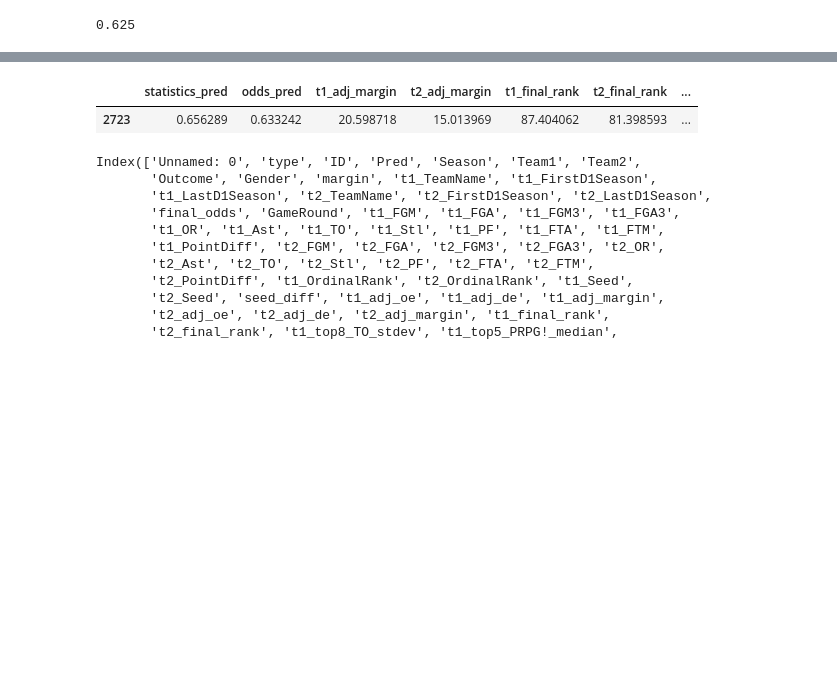
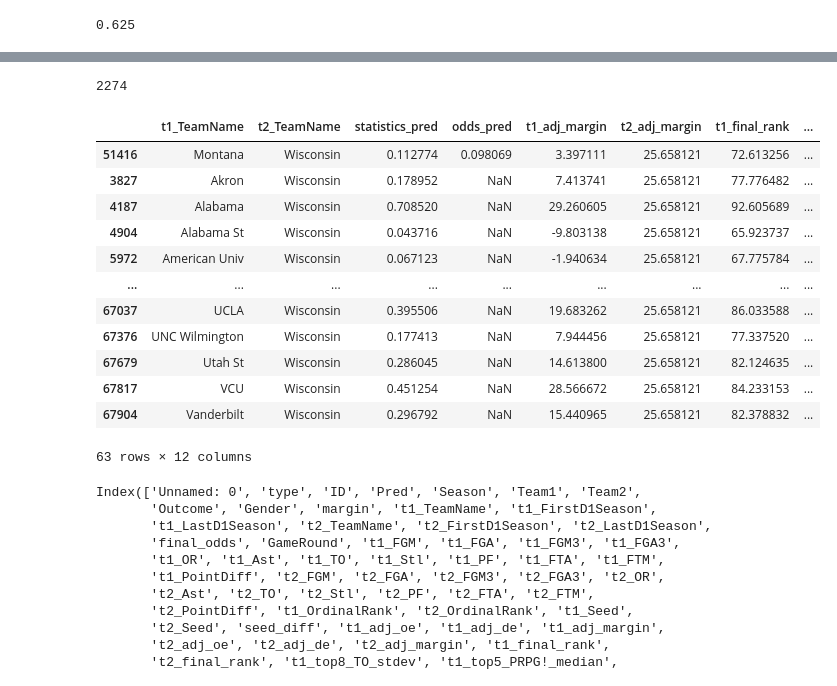
Before and after one commit to skydale23/kaggle-ncaam, a Jupyter notebook: 2025_model/production_notebooks/prediction_old_approach.ipynb, the cells around one changed output, grey strips where cells are left out. Saved outputs shown, nothing was run; the diff lists cells and outputs as text; code cells hidden in the pictures; blank space fills up the shorter version.

```diff
--- a/2025_model/production_notebooks/prediction_old_approach.ipynb
+++ b/2025_model/production_notebooks/prediction_old_approach.ipynb
@@ -83,7 +50,15 @@ def prepare_data(to_predict_mens, season):
                                                     & (to_predict_mens.GameRound > 1)
                                                     ].copy()
 
-    return to_predict_mens_first_round_train, to_predict_mens_train, to_predict_mens_first_round_test, to_predict_mens_other_rounds_test
+    to_predict_mens_missing_games = to_predict_mens[
+                                                 (
+                                                     (to_predict_mens.GameRound.isna())
+                                                     | (to_predict_mens.GameRound == 0)
+                                                     )
+                                                & (to_predict_mens.type == "Prediction")
+                                                ]
+
+    return to_predict_mens_first_round_train, to_predict_mens_train, to_predict_mens_first_round_test, to_predict_mens_other_rounds_test, to_predict_mens_missing_games
 # %% [markdown]
 ### Odds Model Training
 # %%
@@ -125,6 +100,7 @@ def inference(to_predict_mens_first_round_test, to_predict_mens_other_rounds_tes
 
     pred_proba = statistics_model.predict_proba(to_predict_mens_other_rounds_test[features].copy())[:,1]
     to_predict_mens_other_rounds_test["Pred"] = pred_proba
+    to_predict_mens_other_rounds_test["statistics_pred"] = pred_proba
 
     mens_sub_tmp = pd.concat([to_predict_mens_first_round_test,
             to_predict_mens_other_rounds_test], axis=0)
@@ -135,19 +111,16 @@ def inference(to_predict_mens_first_round_test, to_predict_mens_other_rounds_tes
 # %% [markdown]
 ### Full Pipeline
 # %%
-def run(to_predict_mens, season, statistics_features):
+statistics_features = ['t1_adj_margin', 't2_adj_margin', 't1_final_rank', 't2_final_rank', 't1_OrdinalRank', 't2_OrdinalRank']
 
-    # get data
-    to_predict_mens_first_round_train, to_predict_mens_train, to_predict_mens_first_round_test, to_predict_mens_other_rounds_test= prepare_data(to_predict_mens, season)
+season = 2025
 
-    # train
-    odds_model = train_odds_model(to_predict_mens_first_round_train)
-    statistics_model = train_statistics_model(to_predict_mens_train, statistics_features)
+# get data
+to_predict_mens_first_round_train, to_predict_mens_train, to_predict_mens_first_round_test, to_predict_mens_other_rounds_test,to_predict_mens_missing_games  = prepare_data(to_predict_mens, season)
 
-    # inference
-    mens_sub, mens_sub_tmp = inference(to_predict_mens_first_round_test, to_predict_mens_other_rounds_test, odds_model, statistics_model, statistics_features)
+# train
+odds_model = train_odds_model(to_predict_mens_first_round_train)
+statistics_model = train_statistics_model(to_predict_mens_train, statistics_features)
 
-    return mens_sub, mens_sub_tmp
+# inference
+mens_sub, mens_sub_tmp = inference(to_predict_mens_first_round_test, to_predict_mens_other_rounds_test, odds_model, statistics_model, statistics_features)
-# %%
-statistics_features = ['t1_adj_margin', 't2_adj_margin', 't1_final_rank', 't2_final_rank', 't1_OrdinalRank', 't2_OrdinalRank']
-mens_sub, mens_sub_tmp = run(to_predict_mens, 2024, statistics_features)
@@ -247,8 +202,23 @@ round1_correctness[(
+# %%
+len(mens_sub_tmp)
+# %% [output]
+2274
 # %%
-mens_sub_tmp[(mens_sub_tmp.t1_TeamName == "Wisconsin")][['statistics_pred', 'odds_pred', 't1_adj_margin', 't2_adj_margin', 't1_final_rank', 't2_final_rank', 't1_OrdinalRank', 't2_OrdinalRank', 'final_odds']]
+mens_sub_tmp[(mens_sub_tmp.t2_TeamName == "Wisconsin")][['t1_TeamName', 't2_TeamName', 'statistics_pred', 'odds_pred', 't1_adj_margin', 't2_adj_margin', 't1_final_rank', 't2_final_rank', 't1_OrdinalRank', 't2_OrdinalRank', 'final_odds', 'Pred']]
 # %% [output]
-|  | statistics_pred | odds_pred | t1_adj_margin | t2_adj_margin | t1_final_rank | t2_final_rank | ... |
-| 2723 | 0.656289 | 0.633242 | 20.598718 | 15.013969 | 87.404062 | 81.398593 | ... |
+|  | t1_TeamName | t2_TeamName | statistics_pred | odds_pred | t1_adj_margin | t2_adj_margin | t1_final_rank | ... |
+| 51416 | Montana | Wisconsin | 0.112774 | 0.098069 | 3.397111 | 25.658121 | 72.613256 | ... |
+| 3827 | Akron | Wisconsin | 0.178952 | NaN | 7.413741 | 25.658121 | 77.776482 | ... |
+| 4187 | Alabama | Wisconsin | 0.708520 | NaN | 29.260605 | 25.658121 | 92.605689 | ... |
+| 4904 | Alabama St | Wisconsin | 0.043716 | NaN | -9.803138 | 25.658121 | 65.923737 | ... |
+| 5972 | American Univ | Wisconsin | 0.067123 | NaN | -1.940634 | 25.658121 | 67.775784 | ... |
+| ... | ... | ... | ... | ... | ... | ... | ... | ... |
+| 67037 | UCLA | Wisconsin | 0.395506 | NaN | 19.683262 | 25.658121 | 86.033588 | ... |
+| 67376 | UNC Wilmington | Wisconsin | 0.177413 | NaN | 7.944456 | 25.658121 | 77.337520 | ... |
+| 67679 | Utah St | Wisconsin | 0.286045 | NaN | 14.613800 | 25.658121 | 82.124635 | ... |
+| 67817 | VCU | Wisconsin | 0.451254 | NaN | 28.566672 | 25.658121 | 84.233153 | ... |
+| 67904 | Vanderbilt | Wisconsin | 0.296792 | NaN | 15.440965 | 25.658121 | 82.378832 | ... |
+63 rows × 12 columns
 # %%
 mens_sub_tmp.columns
 # %% [output]
```
Also changed, not shown: parts of 15 cells of this notebook, 10 other files.
